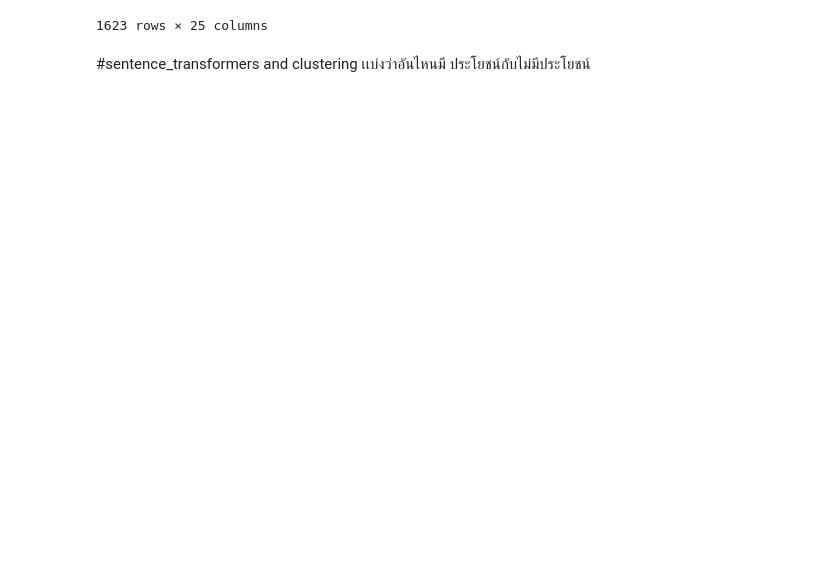
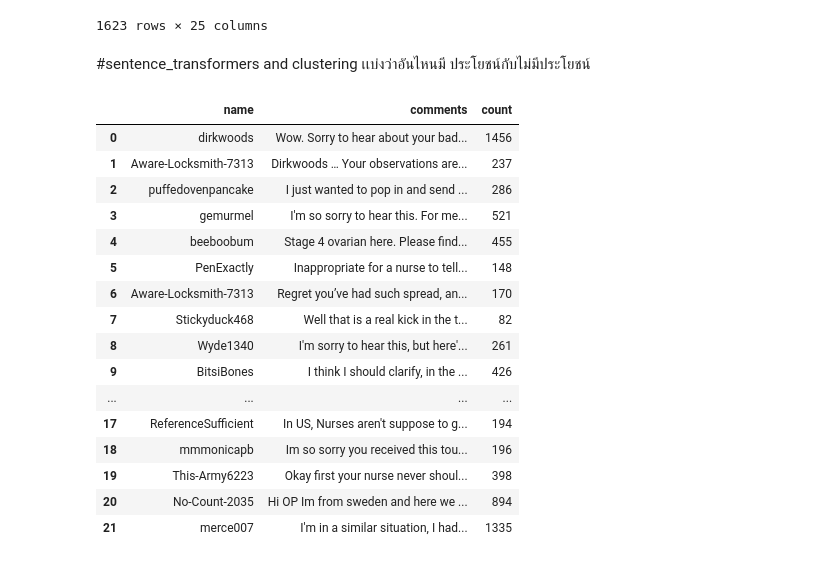
Before and after one commit to MOOwuttichai/Cancer_Social_Listening, a Jupyter notebook: Copy_of_บอกโรค+เพศ+ใครเป็นคนเล่า+SentenceTransformer.ipynb, the cells around one changed output. Cells and saved outputs as stored; diff of their text form; code cells hidden in the pictures; blank space fills up the shorter version.

```diff
--- a/Copy_of_บอกโรค+เพศ+ใครเป็นคนเล่า+SentenceTransformer.ipynb
+++ b/Copy_of_บอกโรค+เพศ+ใครเป็นคนเล่า+SentenceTransformer.ipynb
@@ -604,3 +604,25 @@ for k in range(2, 10):
     # คำนวณ Silhouette Coefficient
     silhouette_avg = silhouette_score(df[['x', 'y']], labels)
     print(f"k = {k}, Silhouette Coefficient = {silhouette_avg}")
+# %%
+data = pd.read_csv('/content/drive/MyDrive/Carbon/data/data_commentsred_docter.csv')
+# %%
+data
+# %% [output]
+|  | name | comments | count |
+| 0 | dirkwoods | Wow. Sorry to hear about your bad... | 1456 |
+| 1 | Aware-Locksmith-7313 | Dirkwoods … Your observations are... | 237 |
+| 2 | puffedovenpancake | I just wanted to pop in and send ... | 286 |
+| 3 | gemurmel | I'm so sorry to hear this. For me... | 521 |
+| 4 | beeboobum | Stage 4 ovarian here. Please find... | 455 |
+| 5 | PenExactly | Inappropriate for a nurse to tell... | 148 |
+| 6 | Aware-Locksmith-7313 | Regret you’ve had such spread, an... | 170 |
+| 7 | Stickyduck468 | Well that is a real kick in the t... | 82 |
+| 8 | Wyde1340 | I'm sorry to hear this, but here'... | 261 |
+| 9 | BitsiBones | I think I should clarify, in the ... | 426 |
+| ... | ... | ... | ... |
+| 17 | ReferenceSufficient | In US, Nurses aren't suppose to g... | 194 |
+| 18 | mmmonicapb | Im so sorry you received this tou... | 196 |
+| 19 | This-Army6223 | Okay first your nurse never shoul... | 398 |
+| 20 | No-Count-2035 | Hi OP Im from sweden and here we ... | 894 |
+| 21 | merce007 | I'm in a similar situation, I had... | 1335 |
```
Also changed, not shown: parts of 3 cells of this notebook.
